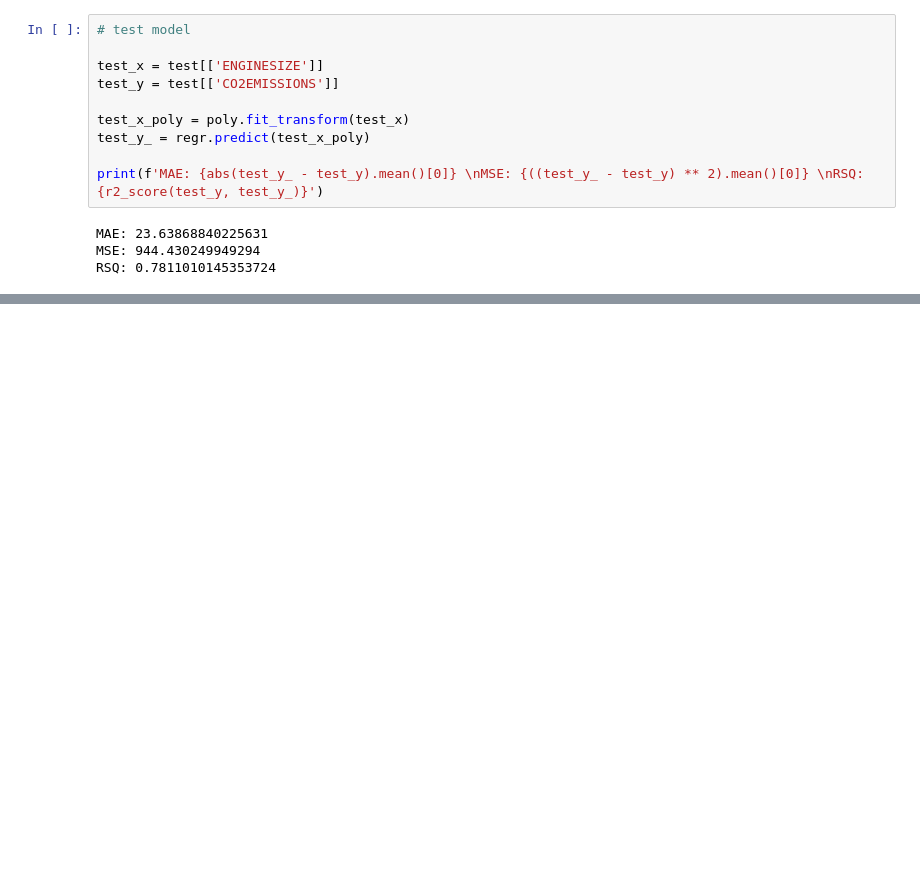
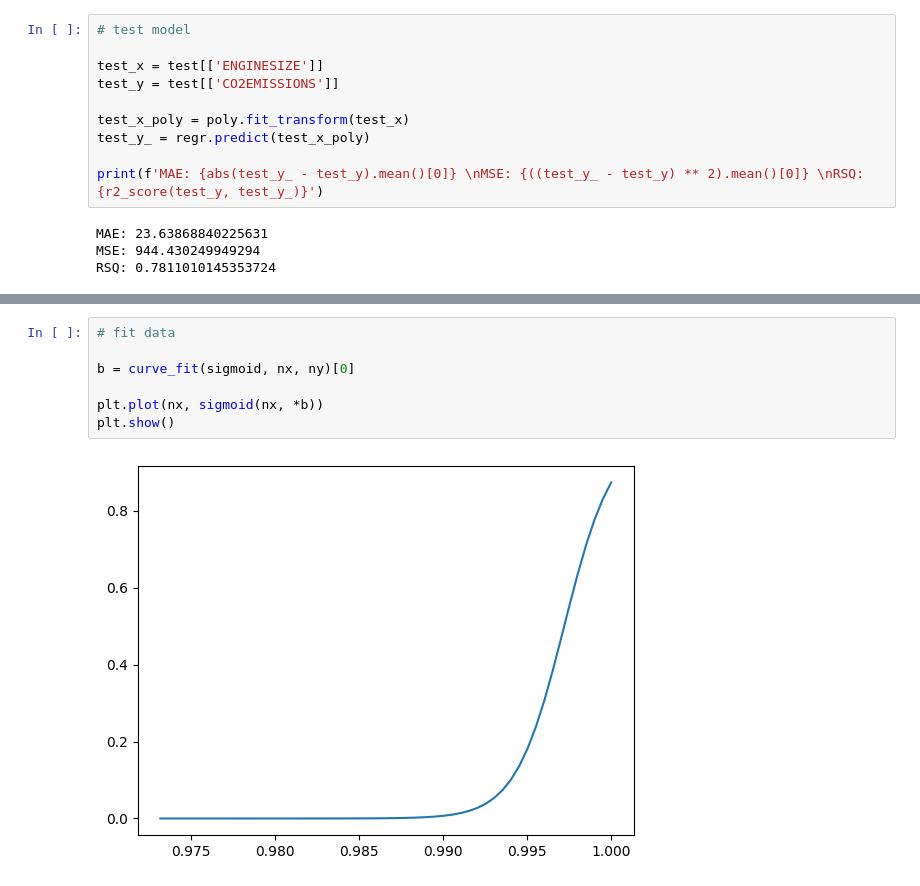
Before and after one commit to AleeRezaa/Learn-Machine-Learning, a Jupyter notebook: Regression/regression.ipynb, the cells around one changed output, grey strips where cells are left out. Saved outputs shown, nothing was run; the diff lists cells and outputs as text; blank space fills up the shorter version.

```diff
--- a/Regression/regression.ipynb
+++ b/Regression/regression.ipynb
@@ -179,0 +226,9 @@ RSQ: 0.7811010145353724
+# %%
+# fit data
+
+b = curve_fit(sigmoid, nx, ny)[0]
+
+plt.plot(nx, sigmoid(nx, *b))
+plt.show()
+# %% [output]
+[figure, added]
```
Also changed, not shown: parts of 13 cells of this notebook.
